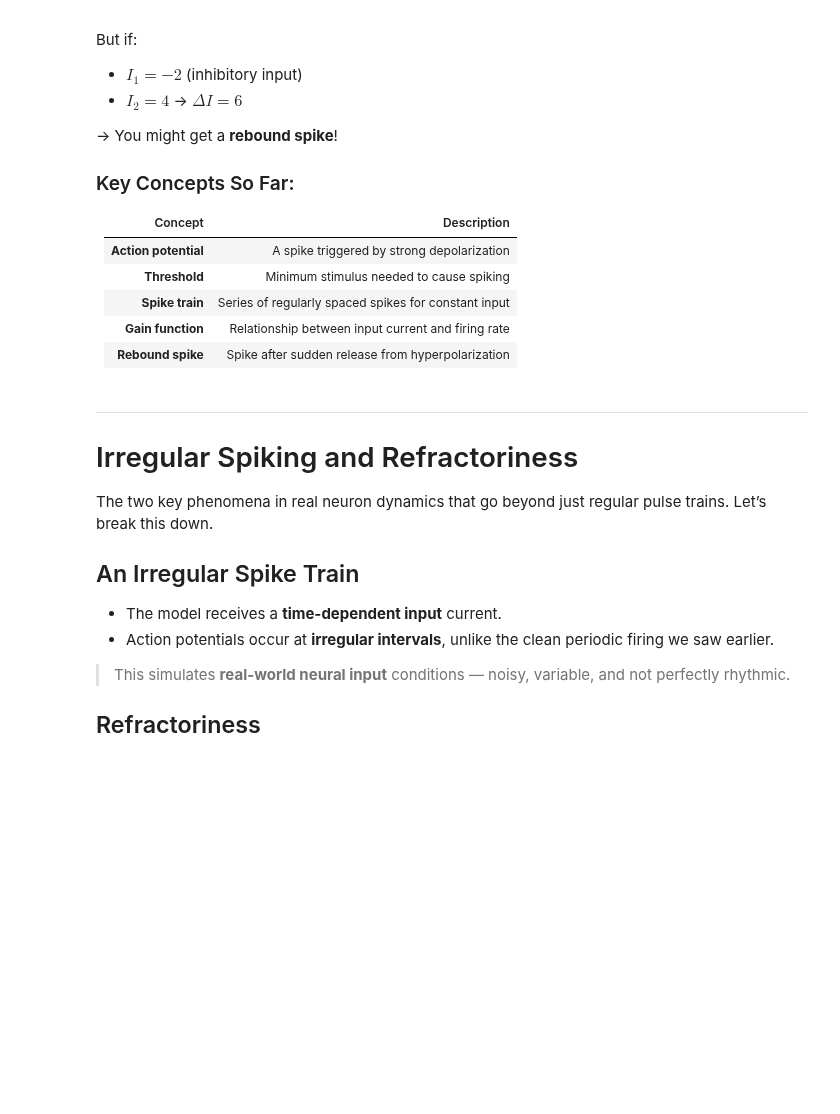
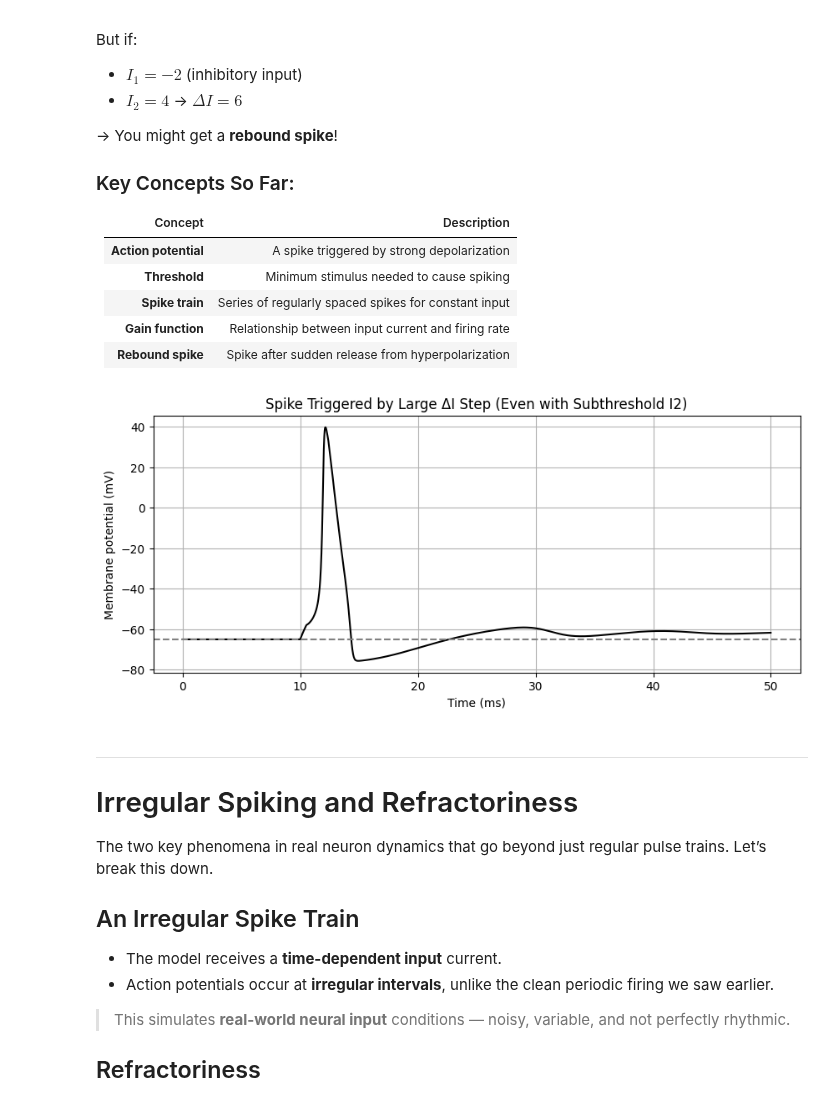
Before and after one commit to dvoils/neural-network-experiments, a Jupyter notebook: hodgkin_huxley.ipynb, the cells around one changed output. Cells and saved outputs as stored; diff of their text form; code cells hidden in the pictures; blank space fills up the shorter version.

```diff
--- a/hodgkin_huxley.ipynb
+++ b/hodgkin_huxley.ipynb
@@ -915,6 +969,74 @@ But if:
 | **Spike train**      | Series of regularly spaced spikes for constant input |
 | **Gain function**    | Relationship between input current and firing rate   |
 | **Rebound spike**    | Spike after sudden release from hyperpolarization    |
+# %%
+import numpy as np
+import matplotlib.pyplot as plt
+from scipy.integrate import solve_ivp
+
+# Time parameters
+T = 50.0  # ms
+dt = 0.01
+time = np.arange(0, T, dt)
+
+# Current step parameters
+t_jump = 10.0       # time of jump (ms)
+I1 = 0.0            # baseline current (uA/cm^2)
+I2 = 5.0            # final current after jump (subthreshold)
+delta_I = 15.0      # large step magnitude (uA/cm^2)
+
+# External current function
+def I_ext_fun(t):
+    if t < t_jump:
+        return I1
+    elif t_jump <= t < t_jump + 0.5:  # brief step of delta_I
+        return I1 + delta_I
+    else:
+        return I2
+
+# HH parameters
+C_m = 1.0
+g_Na, g_K, g_L = 120.0, 36.0, 0.3
+E_Na, E_K, E_L = 115.0, -12.0, 10.6
+
+def alpha_m(u): return (2.5 - 0.1 * u) / (np.exp(2.5 - 0.1 * u) - 1)
+def beta_m(u):  return 4 * np.exp(-u / 18)
+def alpha_h(u): return 0.07 * np.exp(-u / 20)
+def beta_h(u):  return 1 / (np.exp(3 - 0.1 * u) + 1)
+def alpha_n(u): return (0.1 - 0.01 * u) / (np.exp(1 - 0.1 * u) - 1)
+def beta_n(u):  return 0.125 * np.exp(-u / 80)
+
+def hh(t, y):
+    u, m, h, n = y
+    I_ext = I_ext_fun(t)
+    dm = alpha_m(u)*(1 - m) - beta_m(u)*m
+    dh = alpha_h(u)*(1 - h) - beta_h(u)*h
+    dn = alpha_n(u)*(1 - n) - beta_n(u)*n
+    I_Na = g_Na * m**3 * h * (u - E_Na)
+    I_K  = g_K  * n**4       * (u - E_K)
+    I_L  = g_L  * (u - E_L)
+    du = (I_ext - I_Na - I_K - I_L) / C_m
+    return [du, dm, dh, dn]
+
+u0 = 0.0
+m0 = alpha_m(u0) / (alpha_m(u0) + beta_m(u0))
+h0 = alpha_h(u0) / (alpha_h(u0) + beta_h(u0))
+n0 = alpha_n(u0) / (alpha_n(u0) + beta_n(u0))
+
+sol = solve_ivp(hh, [0, T], [u0, m0, h0, n0], t_eval=time, method='RK45')
+
+u_shifted = sol.y[0] - 65
+
+plt.figure(figsize=(10, 4))
+plt.plot(time, u_shifted, 'k')
+plt.axhline(-65, color='gray', linestyle='--')
+plt.title('Spike Triggered by Large ΔI Step (Even with Subthreshold I2)')
+plt.xlabel('Time (ms)')
+plt.ylabel('Membrane potential (mV)')
+plt.grid(True)
+plt.show()
+# %% [output]
+[figure, added]
 # %% [markdown]
 ---
 
```
Also changed, not shown: parts of 3 cells of this notebook.
